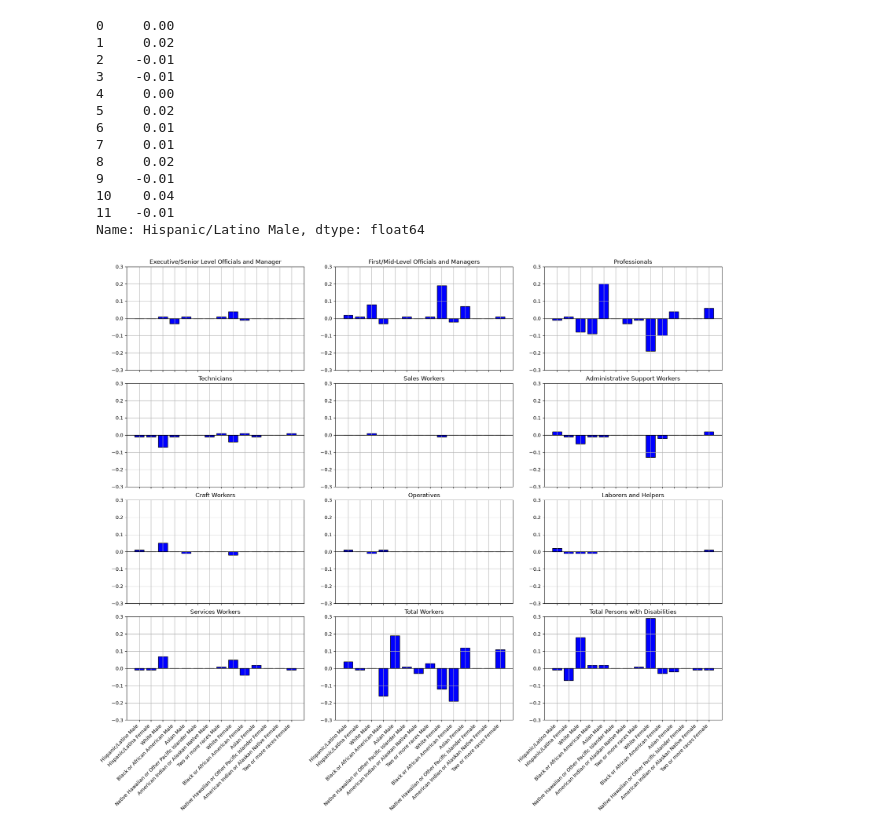
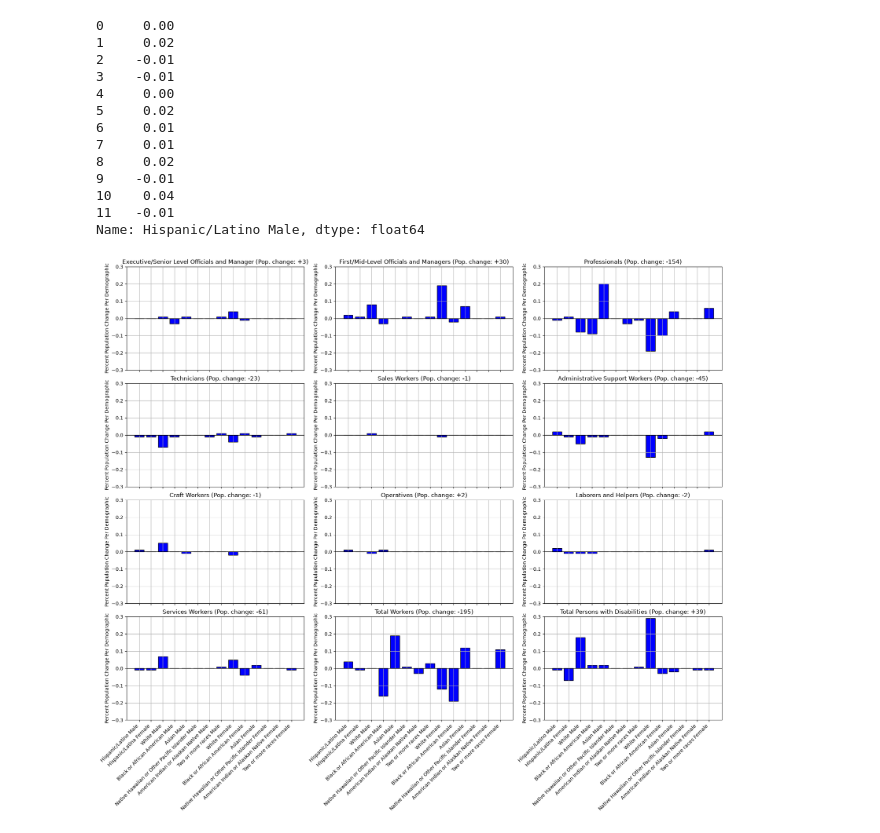
Before and after one commit to jackcienkus/mdcr-capstone, a Jupyter notebook: C_Analysis.ipynb, the cells around one changed output. Cells and saved outputs as stored; diff of their text form; code cells hidden in the pictures.

Commit message:
Updated graph to have unified y-axis labels and value range

```diff
--- a/C_Analysis.ipynb
+++ b/C_Analysis.ipynb
@@ -335,28 +335,35 @@ percent_diff.iloc[:,0]
 11   -0.01
 Name: Hispanic/Latino Male, dtype: float64
 # %%
-num_rows = len(percent_diff.iloc[:,0])
+# num_rows = len(percent_diff.iloc[:,0])
 fig, ax = plt.subplots(
     4, 3,
     figsize=(18, 3 * 4 + 4),
     sharex=True,
     # sharey=True,
     layout="constrained",
     squeeze=False,
 )
 plot_x = 0
 plot_y = 0
 for i in range(num_rows):
+    prev_total_category = int(previous_year_df["Row Total"][i+1])
+    curr_total_category = int(current_year_df["Row Total"][i+1])
+    pop_diff = curr_total_category-prev_total_category
     ax[plot_x, plot_y].bar(percent_diff.columns, percent_diff.iloc[i], color="blue", edgecolor="black")
     ax[plot_x, plot_y].tick_params("x", rotation=45, rotation_mode="xtick")
     ax[plot_x, plot_y].axhline(0, color="black", linewidth=1)
-    ax[plot_x, plot_y].set_title(job_roles[i])
+    if pop_diff < 0:
+        ax[plot_x, plot_y].set_title(f"{job_roles[i]} (Pop. change: {pop_diff})")
+    else:
+        ax[plot_x, plot_y].set_title(f"{job_roles[i]} (Pop. change: +{pop_diff})")
     ax[plot_x, plot_y].set_ylim(-0.3,0.3)
+    ax[plot_x, plot_y].set_ylabel("Percent Population Change Per Demographic")
     ax[plot_x, plot_y].grid()
     if plot_y < 2:
         plot_y += 1
     else:
         plot_y = 0
         plot_x += 1
 # %% [output]
-[figure, old version]
+[figure, new version]
```
